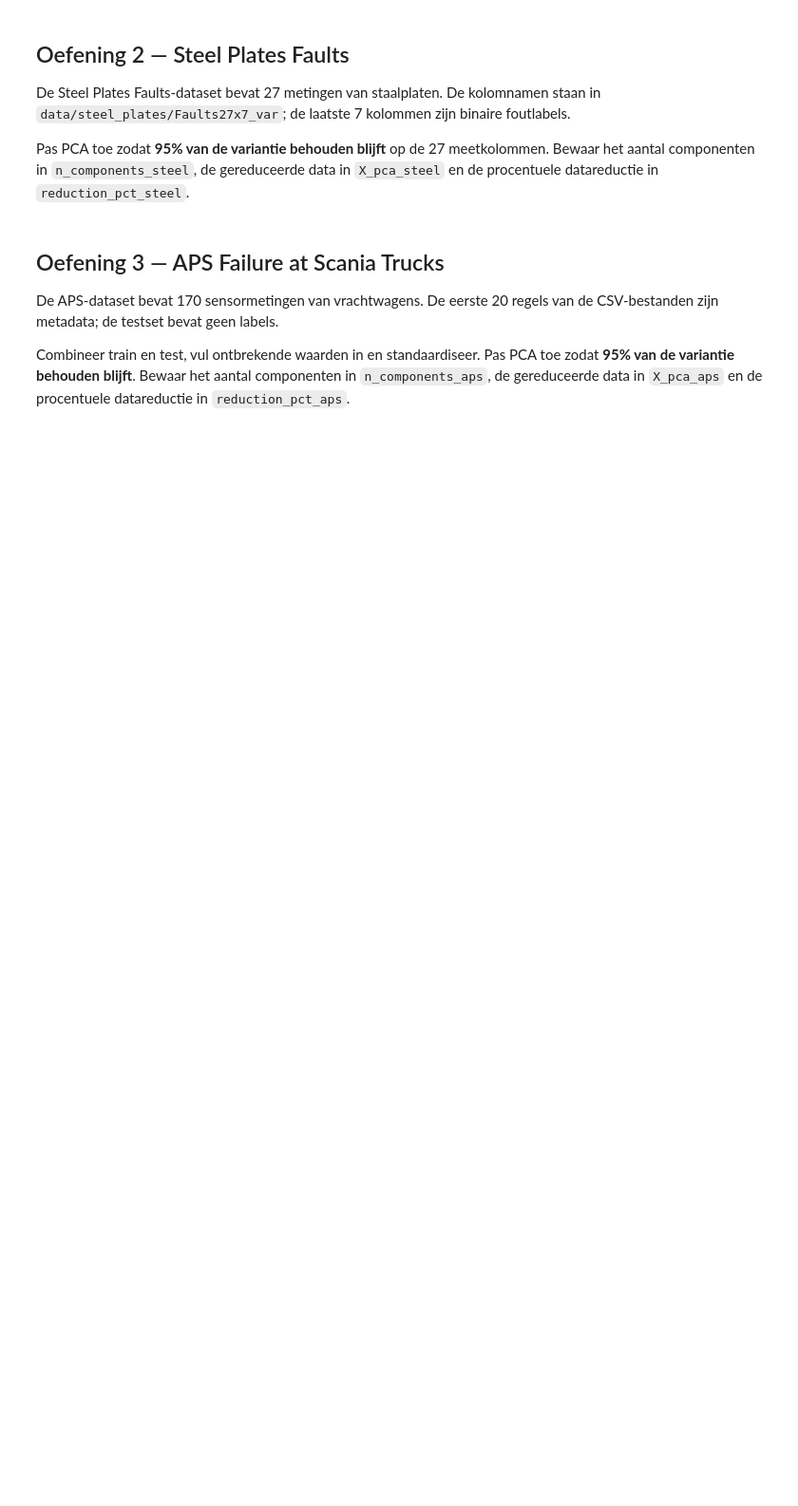
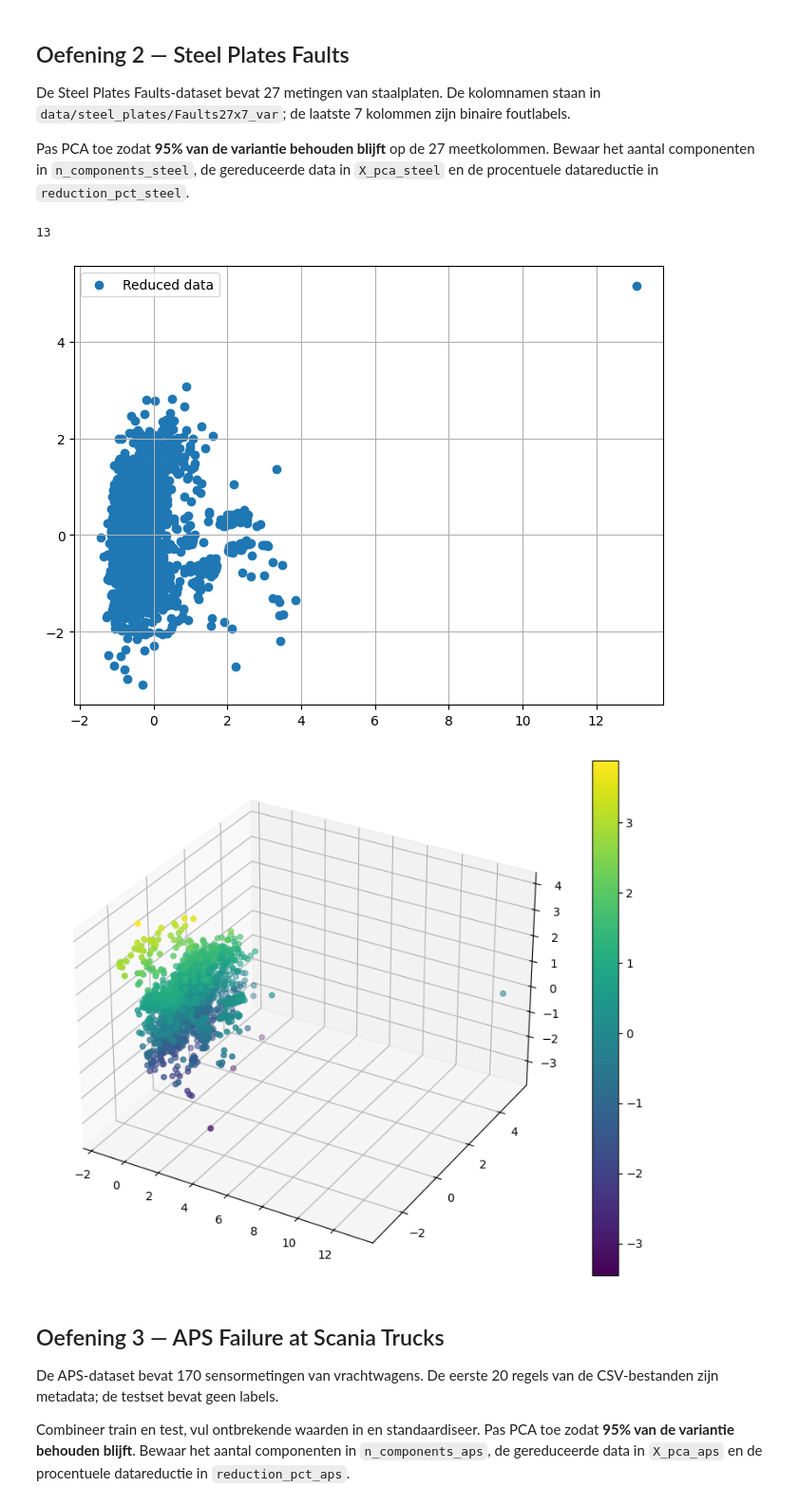
Before and after one commit to EliasVanE/ML-Algo-student, a Jupyter notebook: exercises_with_checks/week07/dim_reductie_checkpoint_opgave.ipynb, the cells around one changed output. Shown at 95% size. Cells and saved outputs as stored; diff of their text form; code cells hidden in the pictures; blank space fills up the shorter version.

```diff
--- a/exercises_with_checks/week07/dim_reductie_checkpoint_opgave.ipynb
+++ b/exercises_with_checks/week07/dim_reductie_checkpoint_opgave.ipynb
@@ -95,9 +110,40 @@ X_scaled = scaler.fit_transform(X)
 # TODO: pas PCA toe zodat 95% van de variantie behouden blijft.
 # Bewaar het aantal componenten in n_components_steel, de gereduceerde
 # data in X_pca_steel en de procentuele datareductie in reduction_pct_steel.
+pca = PCA(n_components=0.95, svd_solver='full', whiten=True).fit(X_scaled)
+n_components_steel = pca.n_components_
+X_pca_steel = pca.transform(X_scaled)
+reduction_pct_steel = ( 1- n_components_steel / X_scaled.shape[1]) *100
+print(n_components_steel)
+# %% [output]
+13
 # %%
 # TODO: maak een 2D- en 3D-plot van de voornaamste PCA-componenten van
 # X_scaled (niet gecheckt, maar leerzaam).
+import matplotlib.pyplot as plt
+plt.figure(figsize=(8, 6))
+plt.scatter(X_pca_steel[:, 0], X_pca_steel[:, 1],cmap='viridis', marker='o', label='Reduced data')
+plt.legend()
+plt.grid()
+plt.show()
+
+fig = plt.figure(figsize=(10, 8))
+ax = fig.add_subplot(111, projection='3d')
+
+scatter = ax.scatter(
+    X_pca_steel[:, 0],
+    X_pca_steel[:, 1],
+    X_pca_steel[:, 2],
+    c=X_pca_steel[:, 2],
+    cmap='viridis',
+    marker='o'
+)
+
+plt.colorbar(scatter)
+plt.show()
+# %% [output]
+[figure, added]
+[figure, added]
 # %% [markdown]
 ## Oefening 3 — APS Failure at Scania Trucks
 
```
Also changed, not shown: parts of 5 cells of this notebook, 2 other files.
